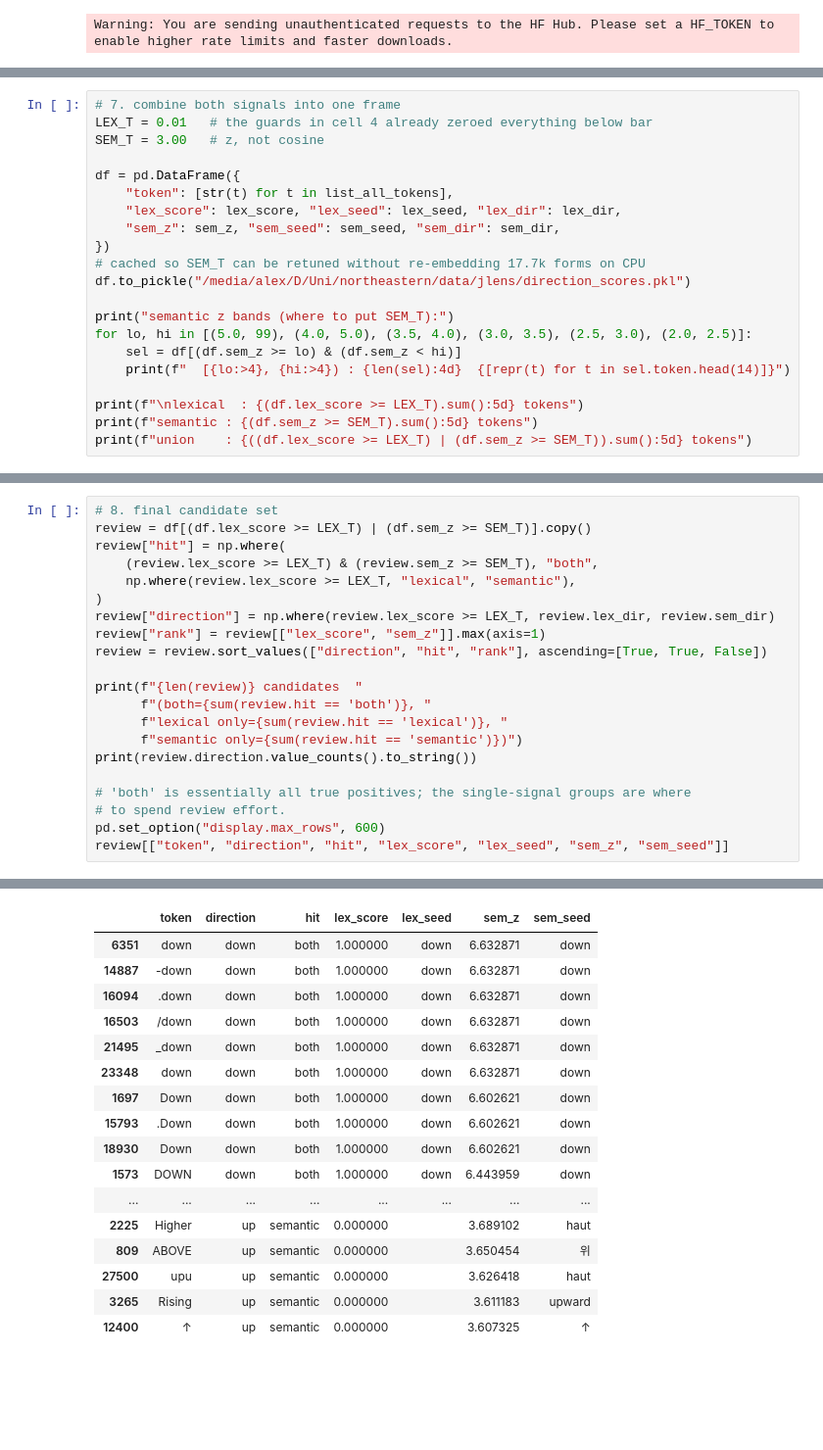
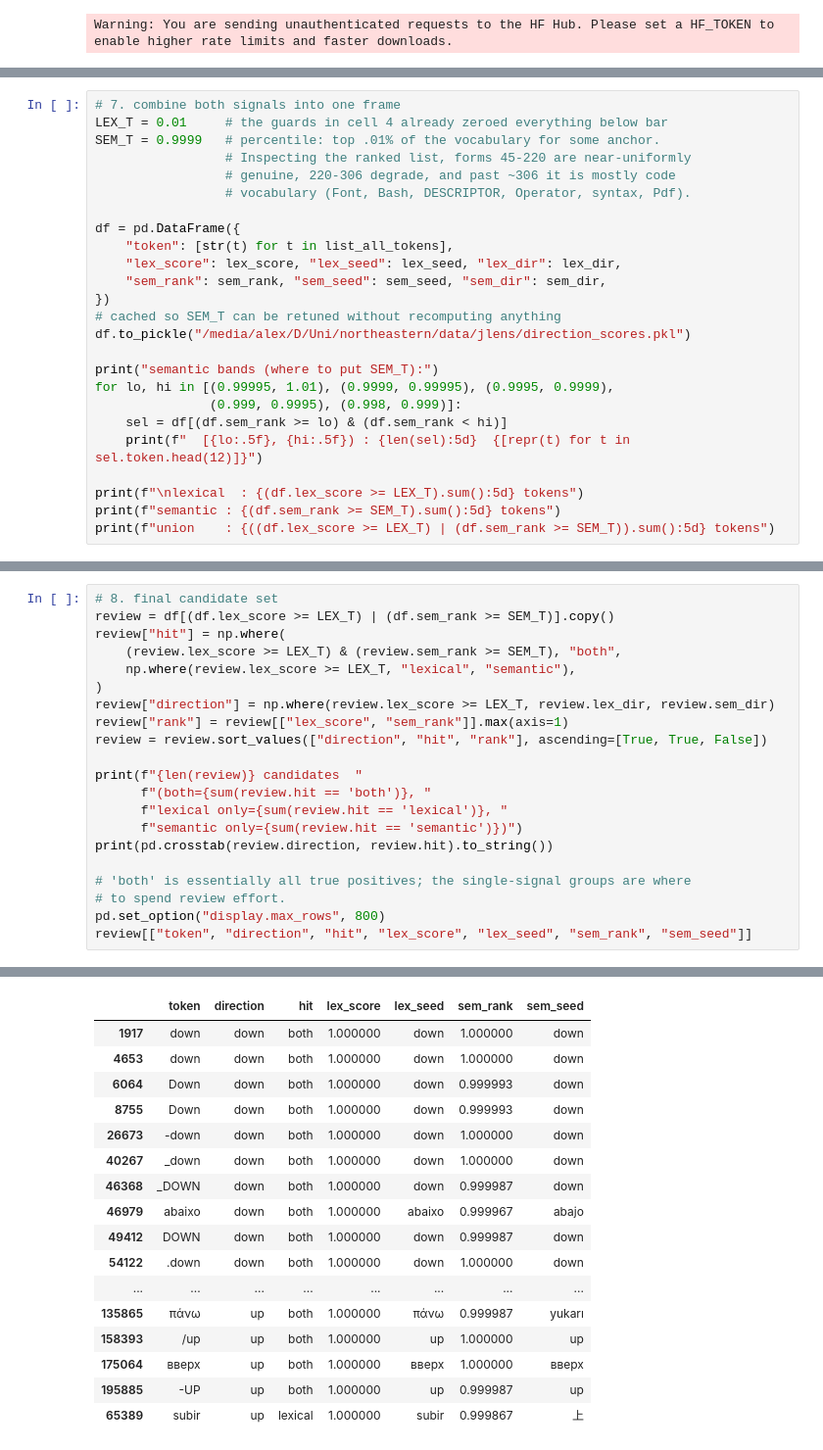
Before and after one commit to AlexDimofte19/interp, a Jupyter notebook: notebooks/direction_tokens.ipynb, the cells around one changed output, grey strips where cells are left out. Shown at 98% size. Cells and saved outputs as stored; diff of their text form; blank space fills up the shorter version.

```diff
--- a/notebooks/direction_tokens.ipynb
+++ b/notebooks/direction_tokens.ipynb
@@ -247,22 +341,26 @@ embedded 17771 unique forms for 28973 tokens
 # %%
 # 7. combine both signals into one frame
-LEX_T = 0.01   # the guards in cell 4 already zeroed everything below bar
-SEM_T = 3.00   # z, not cosine
+LEX_T = 0.01     # the guards in cell 4 already zeroed everything below bar
+SEM_T = 0.9999   # percentile: top .01% of the vocabulary for some anchor.
+                 # Inspecting the ranked list, forms 45-220 are near-uniformly
+                 # genuine, 220-306 degrade, and past ~306 it is mostly code
+                 # vocabulary (Font, Bash, DESCRIPTOR, Operator, syntax, Pdf).
 
 df = pd.DataFrame({
     "token": [str(t) for t in list_all_tokens],
     "lex_score": lex_score, "lex_seed": lex_seed, "lex_dir": lex_dir,
-    "sem_z": sem_z, "sem_seed": sem_seed, "sem_dir": sem_dir,
+    "sem_rank": sem_rank, "sem_seed": sem_seed, "sem_dir": sem_dir,
 })
-# cached so SEM_T can be retuned without re-embedding 17.7k forms on CPU
+# cached so SEM_T can be retuned without recomputing anything
 df.to_pickle("/media/alex/D/Uni/northeastern/data/jlens/direction_scores.pkl")
 
-print("semantic z bands (where to put SEM_T):")
-for lo, hi in [(5.0, 99), (4.0, 5.0), (3.5, 4.0), (3.0, 3.5), (2.5, 3.0), (2.0, 2.5)]:
-    sel = df[(df.sem_z >= lo) & (df.sem_z < hi)]
-    print(f"  [{lo:>4}, {hi:>4}) : {len(sel):4d}  {[repr(t) for t in sel.token.head(14)]}")
+print("semantic bands (where to put SEM_T):")
+for lo, hi in [(0.99995, 1.01), (0.9999, 0.99995), (0.9995, 0.9999),
+               (0.999, 0.9995), (0.998, 0.999)]:
+    sel = df[(df.sem_rank >= lo) & (df.sem_rank < hi)]
+    print(f"  [{lo:.5f}, {hi:.5f}) : {len(sel):5d}  {[repr(t) for t in sel.token.head(12)]}")
 
 print(f"\nlexical  : {(df.lex_score >= LEX_T).sum():5d} tokens")
-print(f"semantic : {(df.sem_z >= SEM_T).sum():5d} tokens")
-print(f"union    : {((df.lex_score >= LEX_T) | (df.sem_z >= SEM_T)).sum():5d} tokens")
+print(f"semantic : {(df.sem_rank >= SEM_T).sum():5d} tokens")
+print(f"union    : {((df.lex_score >= LEX_T) | (df.sem_rank >= SEM_T)).sum():5d} tokens")
 # %% [output]
@@ -280,22 +377,22 @@ union    :   478 tokens
 # %%
 # 8. final candidate set
-review = df[(df.lex_score >= LEX_T) | (df.sem_z >= SEM_T)].copy()
+review = df[(df.lex_score >= LEX_T) | (df.sem_rank >= SEM_T)].copy()
 review["hit"] = np.where(
-    (review.lex_score >= LEX_T) & (review.sem_z >= SEM_T), "both",
+    (review.lex_score >= LEX_T) & (review.sem_rank >= SEM_T), "both",
     np.where(review.lex_score >= LEX_T, "lexical", "semantic"),
 )
 review["direction"] = np.where(review.lex_score >= LEX_T, review.lex_dir, review.sem_dir)
-review["rank"] = review[["lex_score", "sem_z"]].max(axis=1)
+review["rank"] = review[["lex_score", "sem_rank"]].max(axis=1)
 review = review.sort_values(["direction", "hit", "rank"], ascending=[True, True, False])
 
 print(f"{len(review)} candidates  "
       f"(both={sum(review.hit == 'both')}, "
       f"lexical only={sum(review.hit == 'lexical')}, "
       f"semantic only={sum(review.hit == 'semantic')})")
-print(review.direction.value_counts().to_string())
+print(pd.crosstab(review.direction, review.hit).to_string())
 
 # 'both' is essentially all true positives; the single-signal groups are where
 # to spend review effort.
-pd.set_option("display.max_rows", 600)
-review[["token", "direction", "hit", "lex_score", "lex_seed", "sem_z", "sem_seed"]]
+pd.set_option("display.max_rows", 800)
+review[["token", "direction", "hit", "lex_score", "lex_seed", "sem_rank", "sem_seed"]]
 # %% [output]
@@ -308,20 +406,20 @@ left      48
-|  | token | direction | hit | lex_score | lex_seed | sem_z | sem_seed |
-| 6351 | down | down | both | 1.000000 | down | 6.632871 | down |
-| 14887 | -down | down | both | 1.000000 | down | 6.632871 | down |
-| 16094 | .down | down | both | 1.000000 | down | 6.632871 | down |
-| 16503 | /down | down | both | 1.000000 | down | 6.632871 | down |
-| 21495 | _down | down | both | 1.000000 | down | 6.632871 | down |
-| 23348 | down | down | both | 1.000000 | down | 6.632871 | down |
-| 1697 | Down | down | both | 1.000000 | down | 6.602621 | down |
-| 15793 | .Down | down | both | 1.000000 | down | 6.602621 | down |
-| 18930 | Down | down | both | 1.000000 | down | 6.602621 | down |
-| 1573 | DOWN | down | both | 1.000000 | down | 6.443959 | down |
+|  | token | direction | hit | lex_score | lex_seed | sem_rank | sem_seed |
+| 1917 | down | down | both | 1.000000 | down | 1.000000 | down |
+| 4653 | down | down | both | 1.000000 | down | 1.000000 | down |
+| 6064 | Down | down | both | 1.000000 | down | 0.999993 | down |
+| 8755 | Down | down | both | 1.000000 | down | 0.999993 | down |
+| 26673 | -down | down | both | 1.000000 | down | 1.000000 | down |
+| 40267 | _down | down | both | 1.000000 | down | 1.000000 | down |
+| 46368 | _DOWN | down | both | 1.000000 | down | 0.999987 | down |
+| 46979 | abaixo | down | both | 1.000000 | abaixo | 0.999967 | abajo |
+| 49412 | DOWN | down | both | 1.000000 | down | 0.999987 | down |
+| 54122 | .down | down | both | 1.000000 | down | 1.000000 | down |
 | ... | ... | ... | ... | ... | ... | ... | ... |
-| 2225 | Higher | up | semantic | 0.000000 |  | 3.689102 | haut |
-| 809 | ABOVE | up | semantic | 0.000000 |  | 3.650454 | 위 |
-| 27500 | upu | up | semantic | 0.000000 |  | 3.626418 | haut |
-| 3265 | Rising | up | semantic | 0.000000 |  | 3.611183 | upward |
-| 12400 | ↑ | up | semantic | 0.000000 |  | 3.607325 | ↑ |
+| 135865 | πάνω | up | both | 1.000000 | πάνω | 0.999987 | yukarı |
+| 158393 | /up | up | both | 1.000000 | up | 1.000000 | up |
+| 175064 | вверх | up | both | 1.000000 | вверх | 1.000000 | вверх |
+| 195885 | -UP | up | both | 1.000000 | up | 0.999987 | up |
+| 65389 | subir | up | lexical | 1.000000 | subir | 0.999867 | 上 |
 # %%
 # 9. final output: {UP, DOWN, LEFT, RIGHT} -> raw, unprocessed tokens
 #
```
Also changed, not shown: parts of 7 cells of this notebook, 5 other files.
